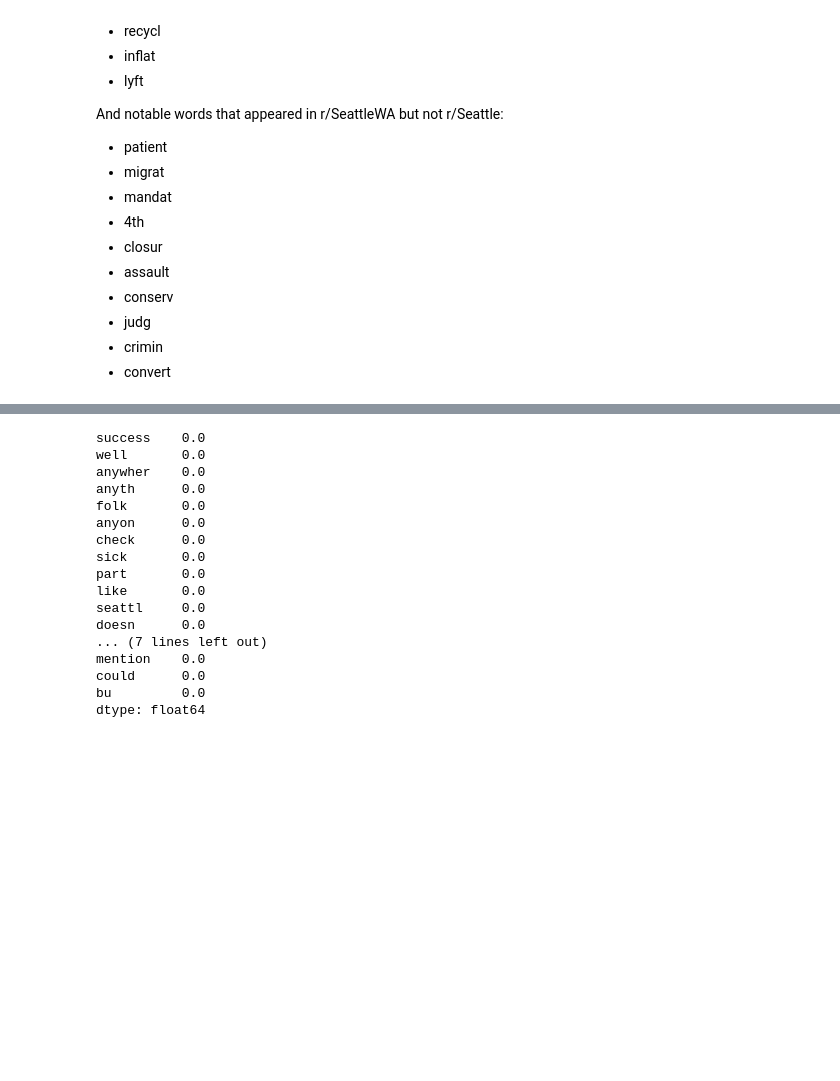
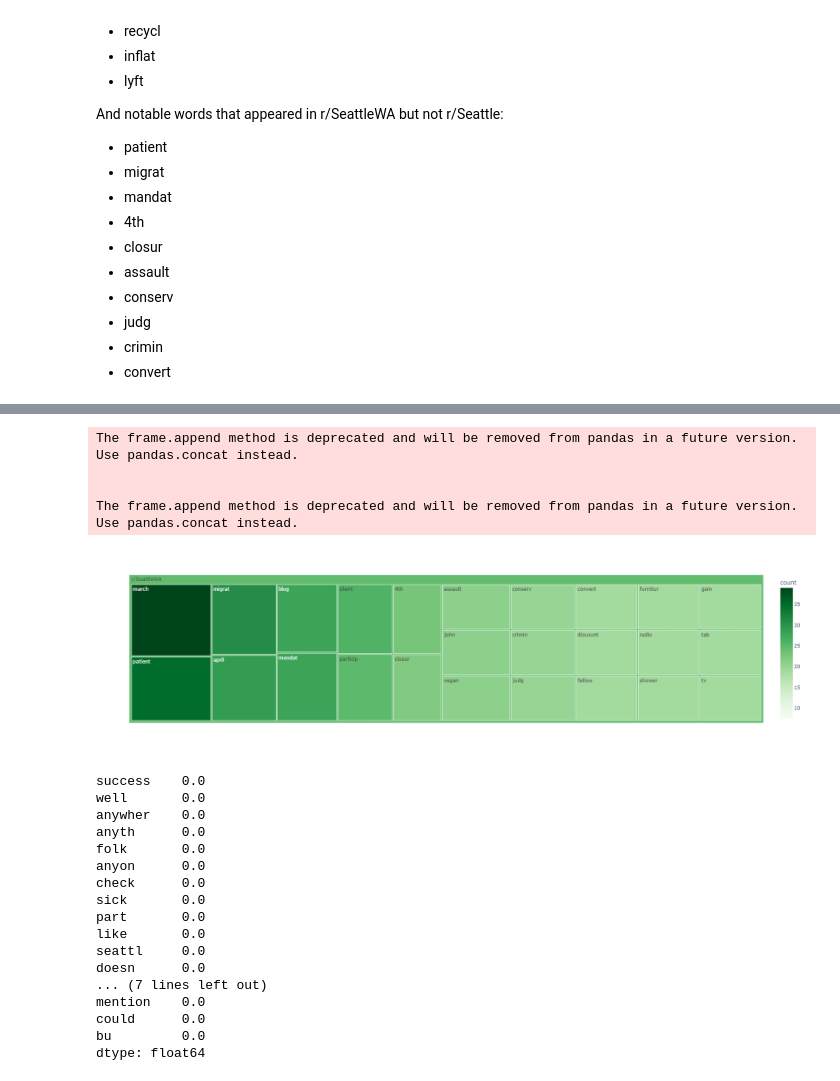
Before and after one commit to jguo052/NLP-Subreddit-Classification, a Jupyter notebook: first_draft.ipynb, the cells around one changed output, grey strips where cells are left out. Saved outputs shown, nothing was run; the diff lists cells and outputs as text; code cells hidden in the pictures; blank space fills up the shorter version.

```diff
--- a/first_draft.ipynb
+++ b/first_draft.ipynb
@@ -906,3 +963,12 @@ And notable words that appeared in r/SeattleWA but not r/Seattle:
+# %%
+fig = px.treemap(sea_wa_only_df, path=[px.Constant('r/SeattleWA'), 'index'], values='count', color = 'count', width = 1200, height = 500, color_continuous_scale= 'Greens', color_continuous_midpoint= np.mean(sea_wa_only_df['count']))
+fig.show()
+# %% [output]
+The frame.append method is deprecated and will be removed from pandas in a future version. Use pandas.concat instead.
+
+
+The frame.append method is deprecated and will be removed from pandas in a future version. Use pandas.concat instead.
+[figure, added]
 # %%
 ranking_difference[ranking_difference == 0]
 # %% [output]
```
Also changed, not shown: parts of 10 cells of this notebook.
